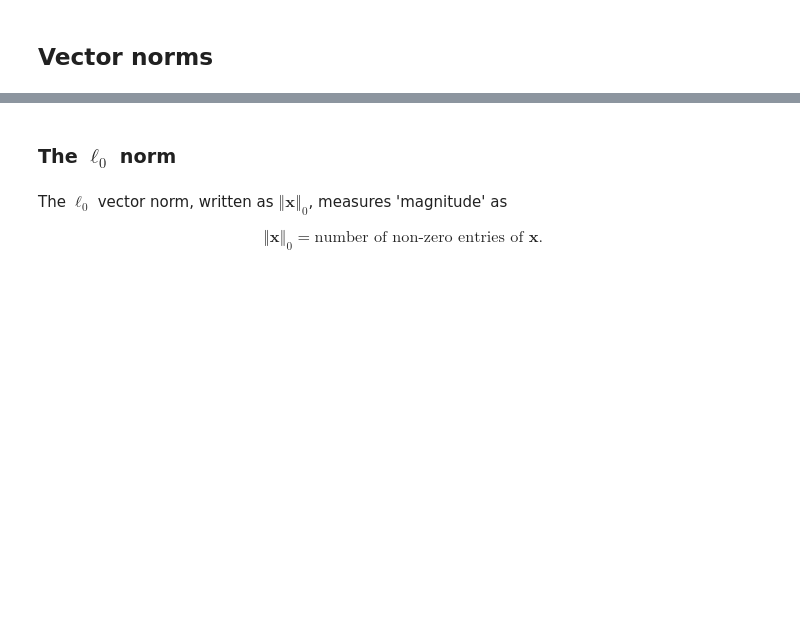
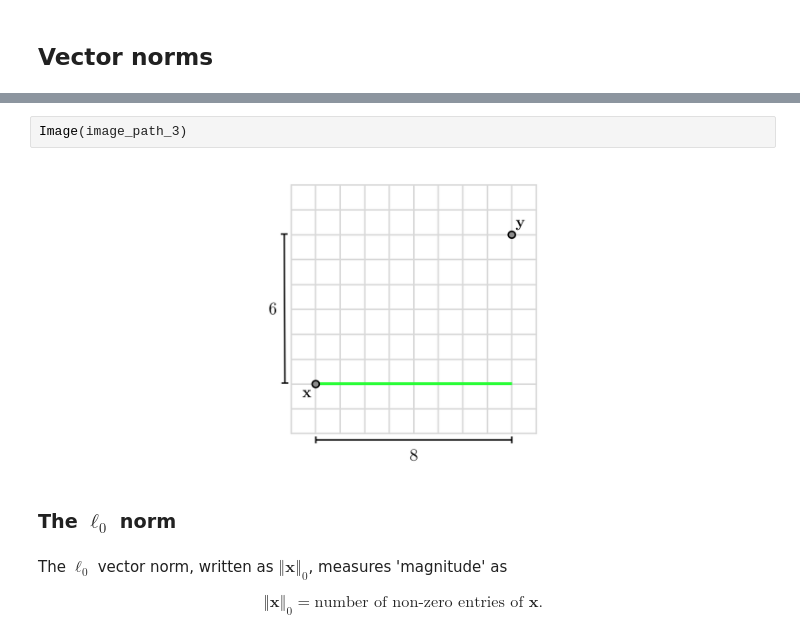
Before and after one commit to neonwatty/machine_learning_refined, a Jupyter notebook: notes/16_Linear_algebra/16_5_Norms.ipynb, the cells around one changed output, grey strips where cells are left out. Saved outputs shown, nothing was run; the diff lists cells and outputs as text; blank space fills up the shorter version.

```diff
--- a/notes/16_Linear_algebra/16_5_Norms.ipynb
+++ b/notes/16_Linear_algebra/16_5_Norms.ipynb
@@ -70,3 +108,7 @@ For example, the distance between $\mathbf{x}=\left[\begin{array}{c}
+# %%
+Image(image_path_3)
+# %% [output]
+[figure, added]
 # %% [markdown]
 ### The $\ell_{0}$ norm
 # %% [markdown]
```
Also changed, not shown: parts of 13 cells of this notebook, 4 other files.
